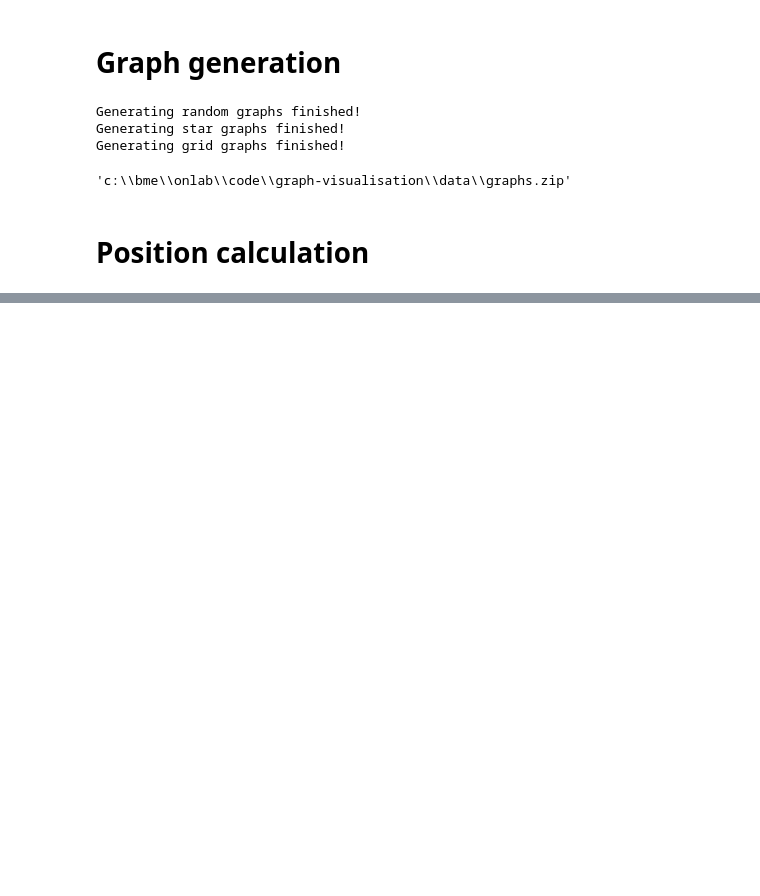
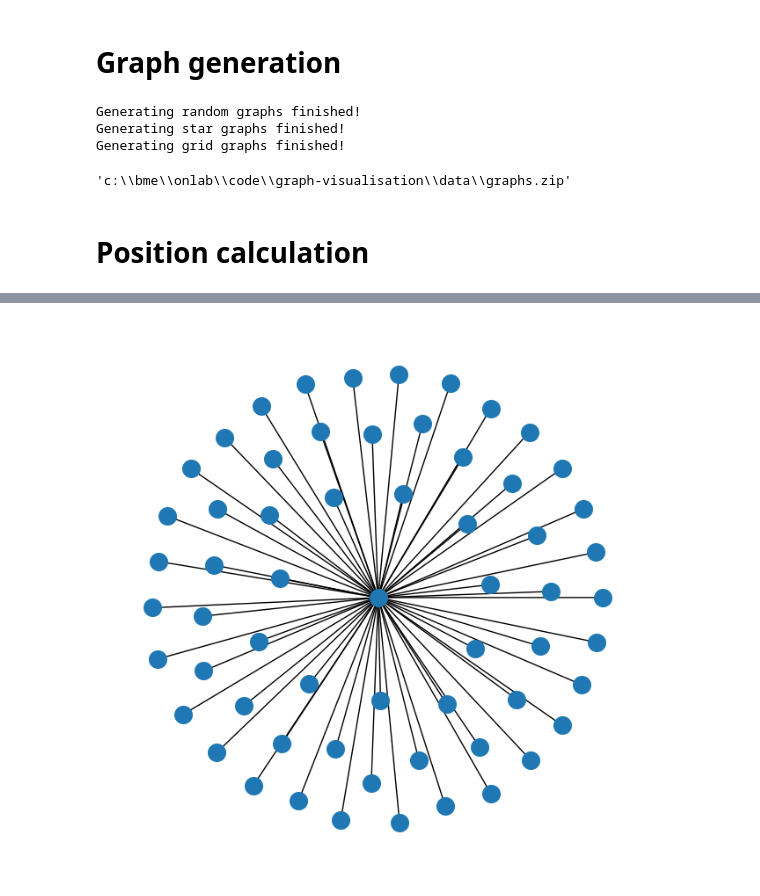
Before and after one commit to maya2d26/graph-visualisation, a Jupyter notebook: notebooks/Data.ipynb, the cells around one changed output, grey strips where cells are left out. Cells and saved outputs as stored; diff of their text form; code cells hidden in the pictures; blank space fills up the shorter version.

```diff
--- a/notebooks/Data.ipynb
+++ b/notebooks/Data.ipynb
@@ -59,0 +59,14 @@ len(df)
+# %%
+# calculate positions for the next 200
+for G in random_graphs[600:800]:
+    pos = vis.fruchterman_reingold(G)
+    vis.add_final_pos(G,"spring",pos)
+# %%
+# calculate positions for the last 100
+for G in random_graphs[800:]:
+    pos = vis.fruchterman_reingold(G)
+    vis.add_final_pos(G,"spring",pos)
+# %%
+# read the star graphs for position calculations
+star_graphs = gen.read_all_star_graphs()
+len(star_graphs)
@@ -60,4 +75,5 @@ len(df)
 # %%
-G = gen.graph_from_csv("random_666.csv")
-pos = vis.fruchterman_reingold(G)
-vis.add_final_pos(G,"spring",pos)
+# calculate positions for star graphs
+for G in star_graphs:
+    pos = vis.fruchterman_reingold(G)
+    vis.add_final_pos(G,"spring",pos)
@@ -81,0 +143,7 @@ nx.draw(G, pos= pos,with_labels = True)
+# %%
+# draw a star graph
+g = gen.graph_from_csv("star_903.csv")
+vis.visualise(g, file="../imgs/star.jpg")
+plt.show()
+# %% [output]
+[figure, added]
```
Also changed, not shown: parts of 29 cells of this notebook, 6 other files.
